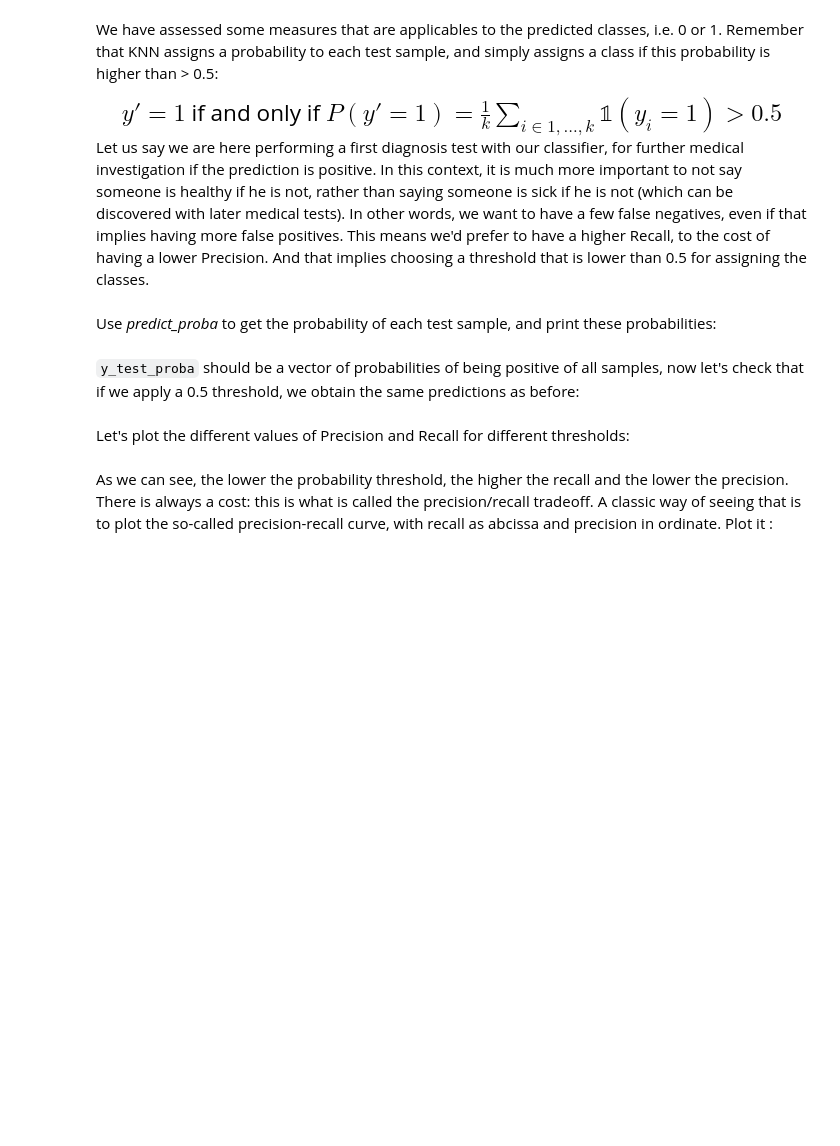
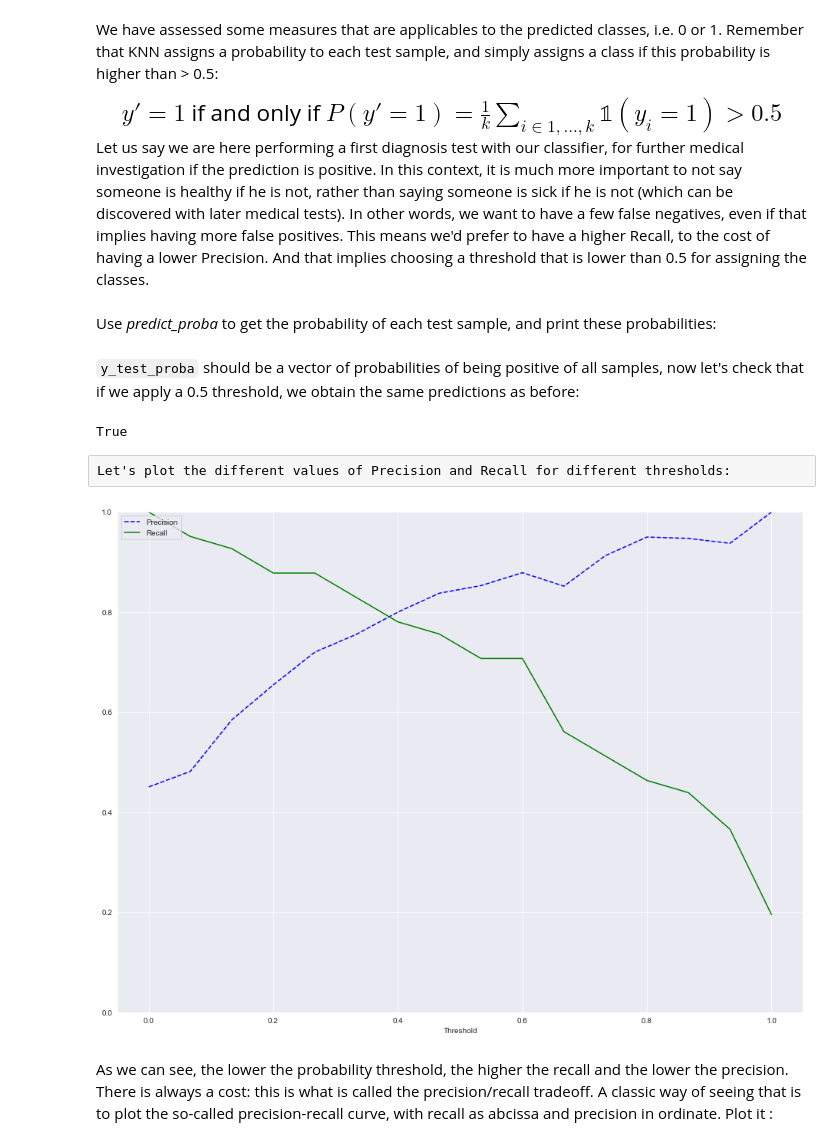
Before and after one commit to ManuLabricole/CDN-MachineLearning, a Jupyter notebook: ML2/notebooks/Machine_Learning_2.1_Classification.ipynb, the cells around one changed output. Saved outputs shown, nothing was run; the diff lists cells and outputs as text; code cells hidden in the pictures; blank space fills up the shorter version.

Commit message:
study of threshold in proba decisional categorization

```diff
--- a/ML2/notebooks/Machine_Learning_2.1_Classification.ipynb
+++ b/ML2/notebooks/Machine_Learning_2.1_Classification.ipynb
@@ -579,14 +597,17 @@ Use *predict_proba* to get the probability of each test sample, and print these
 # %%
 #TOFILL
 #Print the probability associated with y:
-y_test_proba =
+y_test_proba = knn_clf.predict_proba(X_test_scaled)
+y_test_proba = y_test_proba[:,1]
 # %% [markdown]
 `y_test_proba` should be a vector of probabilities of being positive of all samples, now let's check that if we apply a 0.5 threshold, we obtain the same predictions as before:
 # %%
 #By default KNN applies a 0.5 threshold to make its predictions:
 ((y_test_proba > 0.5).astype(int) == y_test_pred).all()
+# %% [output]
+True
-# %% [markdown]
-Let's plot the different values of Precision and Recall for different thresholds:
+# %% [raw]
+Let's plot the different values of Precision and Recall for different thresholds:
 # %%
 #Precision recall tradeoff
 from sklearn.metrics import precision_recall_curve
@@ -602,3 +621,9 @@ def plot_precision_recall_vs_threshold(precisions, recalls, thresholds):
+# %%
+precisions, recalls, thresholds = precision_recall_curve(y_test, y_test_proba)
+# %%
+plot_precision_recall_vs_threshold(precisions, recalls, thresholds)
+# %% [output]
+[figure, added]
 # %% [markdown]
 As we can see, the lower the probability threshold, the higher the recall and the lower the precision. There is always a cost: this is what is called the precision/recall tradeoff. A classic way of seeing that is to plot the so-called precision-recall curve, with recall as abcissa and precision in ordinate. Plot it :
 # %%
```
Also changed, not shown: parts of 7 cells of this notebook, 1 other file.
